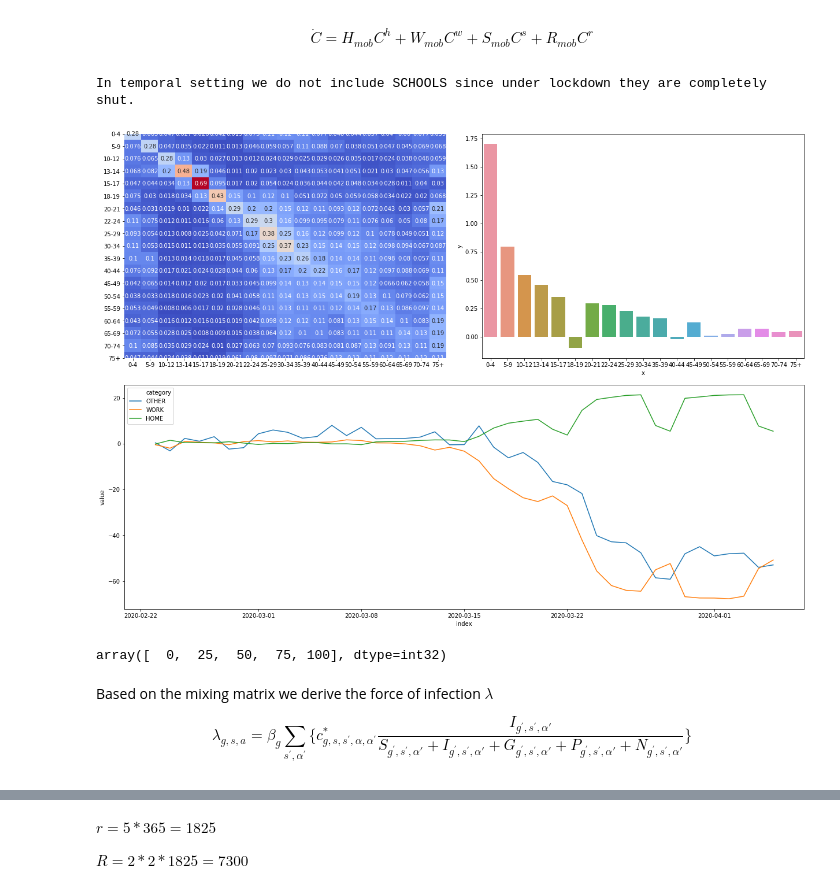
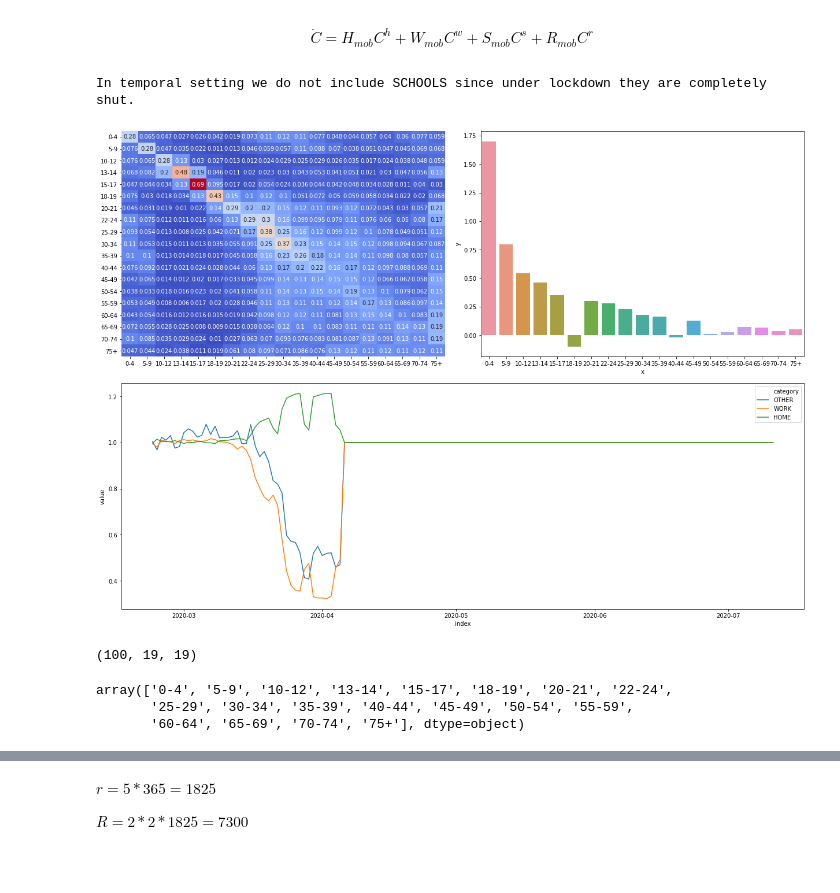
Before and after one commit to epidemic-research-team/compartmental-epidemic-model, a Jupyter notebook: CompartmentModelSimulationTF.ipynb, the cells around one changed output, grey strips where cells are left out. Cells and saved outputs as stored; diff of their text form; code cells hidden in the pictures; blank space fills up the shorter version.

```diff
--- a/CompartmentModelSimulationTF.ipynb
+++ b/CompartmentModelSimulationTF.ipynb
@@ -356,11 +363,15 @@ NGM  = \frac{\mathcal{R}_{0}}{\rho(\dot{C})} \dot{C}
 \end{equation}
 # %%
 sim = social_interaction_matrix(survey="BBC", location=["SCHOOL", "WORK", "HOME", "OTHER"])
-C = sim.create_temporal_matrix()
+M = sim.create_temporal_matrix(time_length=100)
 sim.plot()
 # %% [output]
 In temporal setting we do not include SCHOOLS since under lockdown they are completely shut.
-[figure, old version]
+[figure, new version]
+# %%
+M.shape
+# %% [output]
+(100, 19, 19)
 # %%
 import tensorflow as tf
 import tensorflow_probability as tfp
@@ -380,10 +393,7 @@ A_CATEGORIES = sim.return_ages()
-# %%
-ages
-# %% [output]
-array([  0,  25,  50,  75, 100], dtype=int32)
-# %% [markdown]
-Based on the mixing matrix we derive the force of infection $\lambda$
-
-\begin{equation}
-\lambda_{g,s,a}=\beta_{g}\sum_{s^{'}, \alpha^{'}} \bigg\{ c^{*}_{g,s,s^{'},\alpha,\alpha^{'}} \frac{I_{g^{'}, s^{'}, \alpha{'}}}{S_{g^{'}, s^{'}, \alpha{'}} + I_{g^{'}, s^{'}, \alpha{'}} + G_{g^{'}, s^{'}, \alpha{'}} + P_{g^{'}, s^{'}, \alpha{'}} + N_{g^{'}, s^{'}, \alpha{'}} } \bigg\}
-\end{equation}
+# %%
+# Age groups
+sim.return_ages().values
+# %% [output]
+array(['0-4', '5-9', '10-12', '13-14', '15-17', '18-19', '20-21', '22-24',
+       '25-29', '30-34', '35-39', '40-44', '45-49', '50-54', '55-59',
+       '60-64', '65-69', '70-74', '75+'], dtype=object)
```
Also changed, not shown: parts of 34 cells of this notebook, 2 other files.
